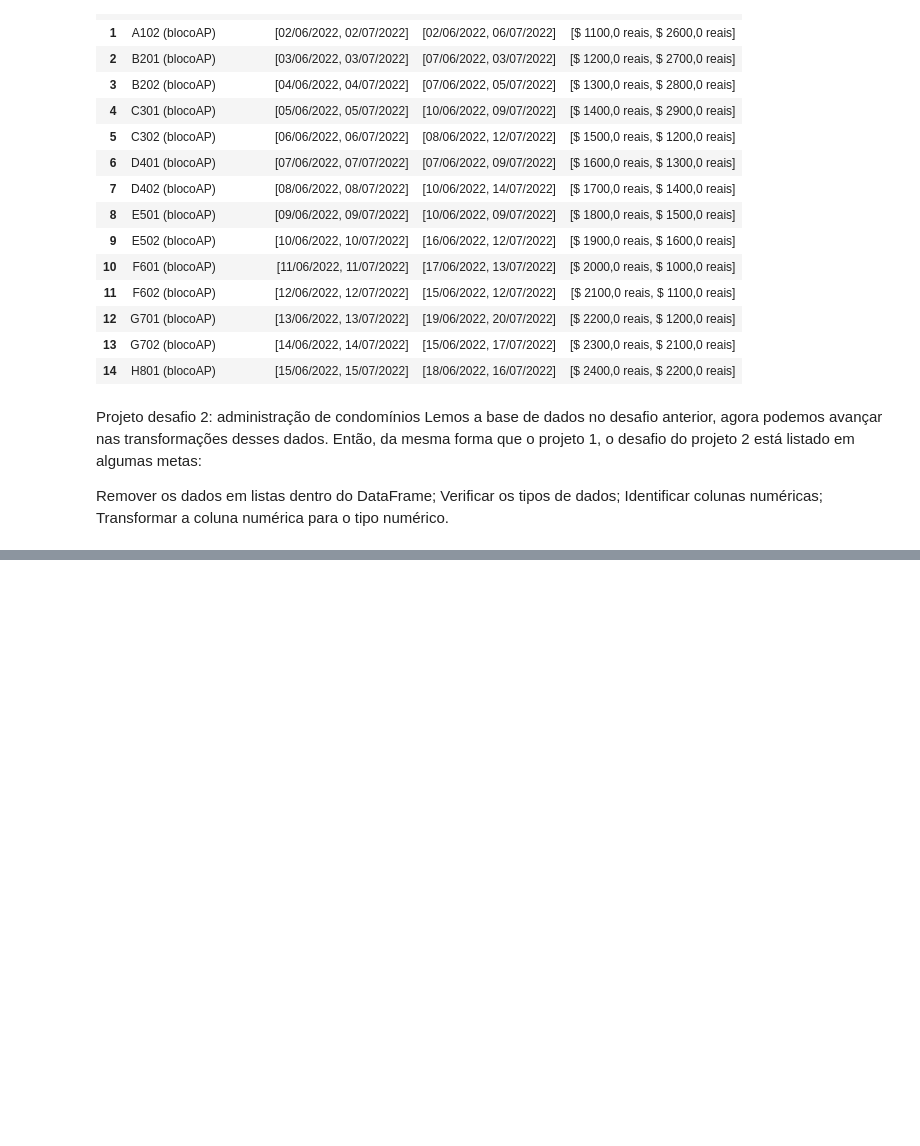
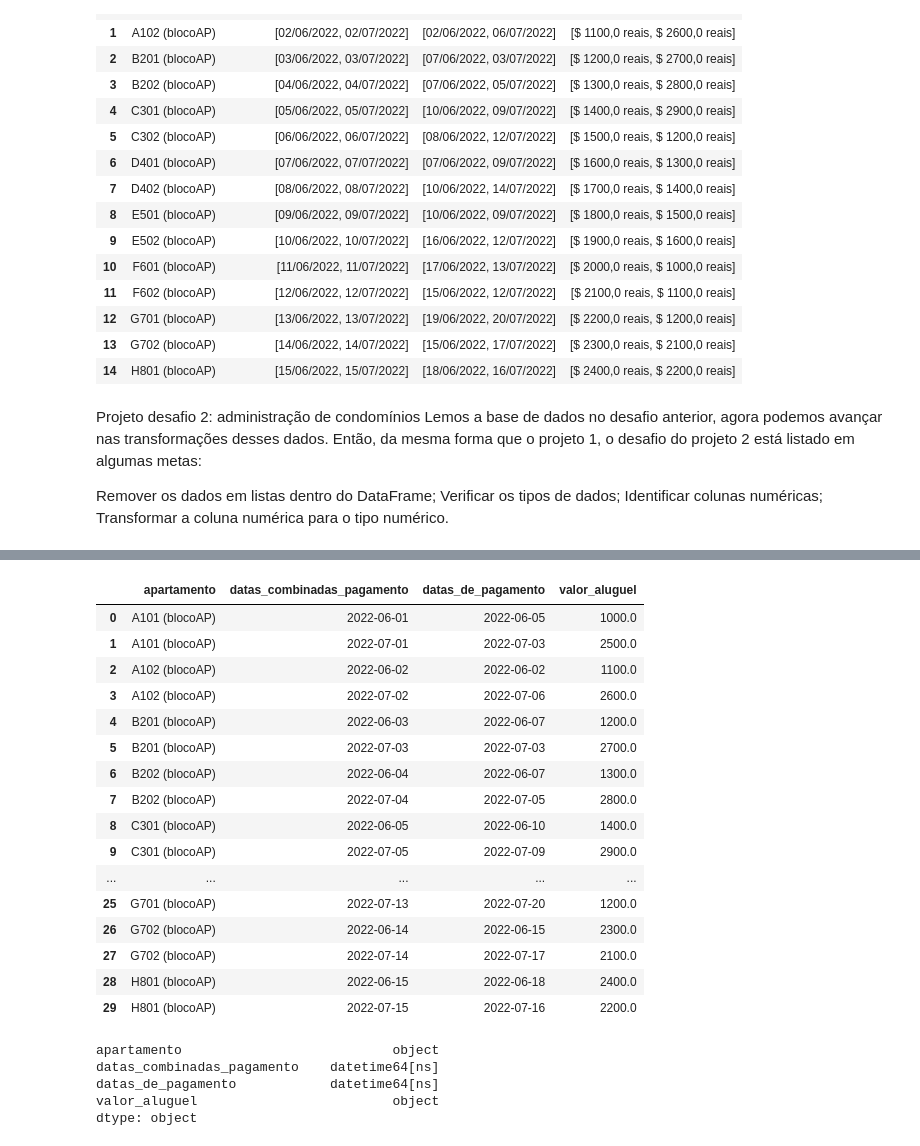
Before and after one commit to JhonCostaDev/oracle_one_alura, a Jupyter notebook: dataScience/pandas_etl/adm_condominios.ipynb, the cells around one changed output, grey strips where cells are left out. Drawn from its saved outputs; the diff is of its cells as text; code cells hidden in the pictures; blank space fills up the shorter version.

```diff
--- a/dataScience/pandas_etl/adm_condominios.ipynb
+++ b/dataScience/pandas_etl/adm_condominios.ipynb
@@ -66,0 +102,39 @@ Transformar a coluna numérica para o tipo numérico.
+# %%
+# Formatando os dados da coluna valor monetário
+
+dados['valor_aluguel'] = dados['valor_aluguel'].map(lambda x: x.replace('$', '')\
+    .replace(',', '.')\
+    .replace('reais','').strip())
+
+# Separando as colunas de datas em uma lista
+date_columns = ['datas_combinadas_pagamento','datas_de_pagamento']
+# Formatando as colunas de data para o formato correto
+dados[date_columns] = dados[date_columns].apply(pd.to_datetime, format='%d/%m/%Y')
+# %%
+dados
+# %% [output]
+|  | apartamento | datas_combinadas_pagamento | datas_de_pagamento | valor_aluguel |
+| 0 | A101 (blocoAP) | 2022-06-01 | 2022-06-05 | 1000.0 |
+| 1 | A101 (blocoAP) | 2022-07-01 | 2022-07-03 | 2500.0 |
+| 2 | A102 (blocoAP) | 2022-06-02 | 2022-06-02 | 1100.0 |
+| 3 | A102 (blocoAP) | 2022-07-02 | 2022-07-06 | 2600.0 |
+| 4 | B201 (blocoAP) | 2022-06-03 | 2022-06-07 | 1200.0 |
+| 5 | B201 (blocoAP) | 2022-07-03 | 2022-07-03 | 2700.0 |
+| 6 | B202 (blocoAP) | 2022-06-04 | 2022-06-07 | 1300.0 |
+| 7 | B202 (blocoAP) | 2022-07-04 | 2022-07-05 | 2800.0 |
+| 8 | C301 (blocoAP) | 2022-06-05 | 2022-06-10 | 1400.0 |
+| 9 | C301 (blocoAP) | 2022-07-05 | 2022-07-09 | 2900.0 |
+| ... | ... | ... | ... | ... |
+| 25 | G701 (blocoAP) | 2022-07-13 | 2022-07-20 | 1200.0 |
+| 26 | G702 (blocoAP) | 2022-06-14 | 2022-06-15 | 2300.0 |
+| 27 | G702 (blocoAP) | 2022-07-14 | 2022-07-17 | 2100.0 |
+| 28 | H801 (blocoAP) | 2022-06-15 | 2022-06-18 | 2400.0 |
+| 29 | H801 (blocoAP) | 2022-07-15 | 2022-07-16 | 2200.0 |
+# %%
+dados.dtypes
+# %% [output]
+apartamento                           object
+datas_combinadas_pagamento    datetime64[ns]
+datas_de_pagamento            datetime64[ns]
+valor_aluguel                         object
+dtype: object
```
Also changed, not shown: parts of 8 cells of this notebook, 3 other files.
